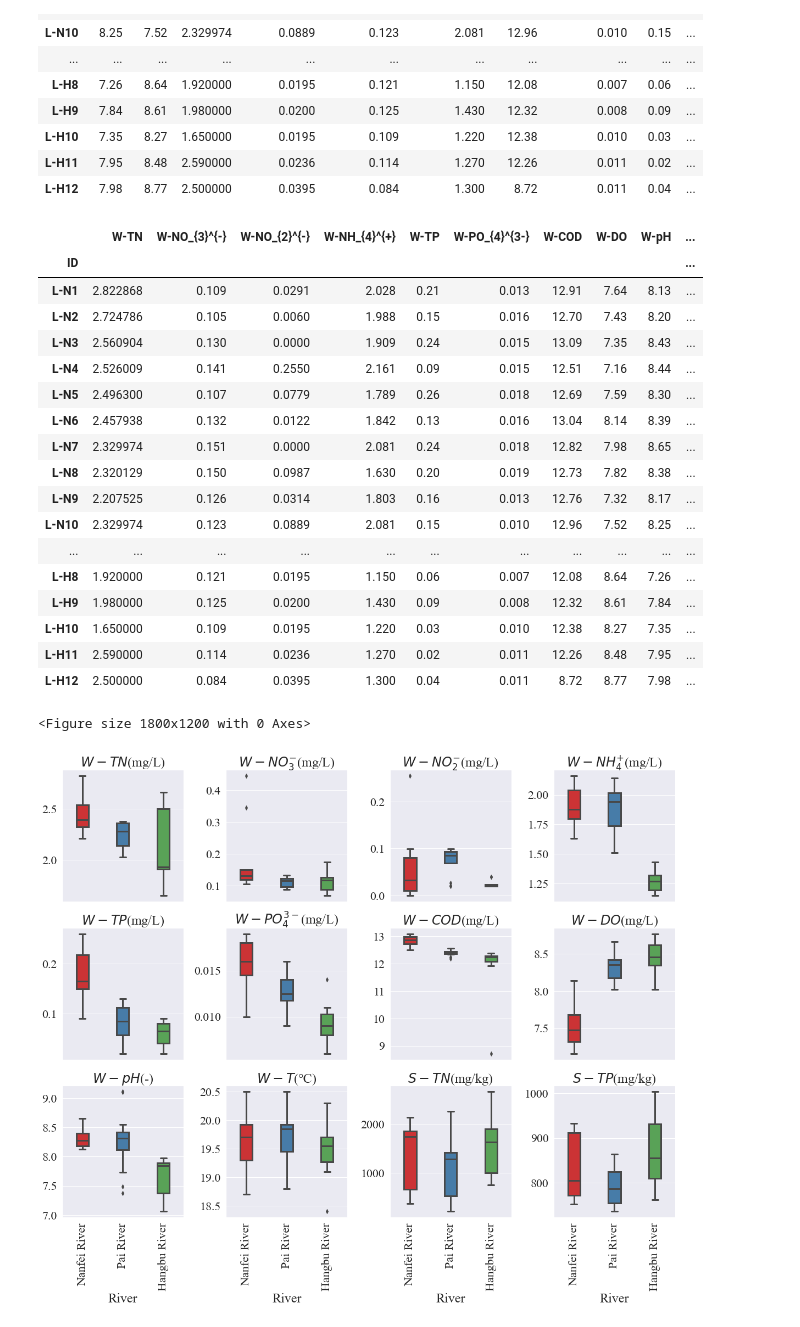
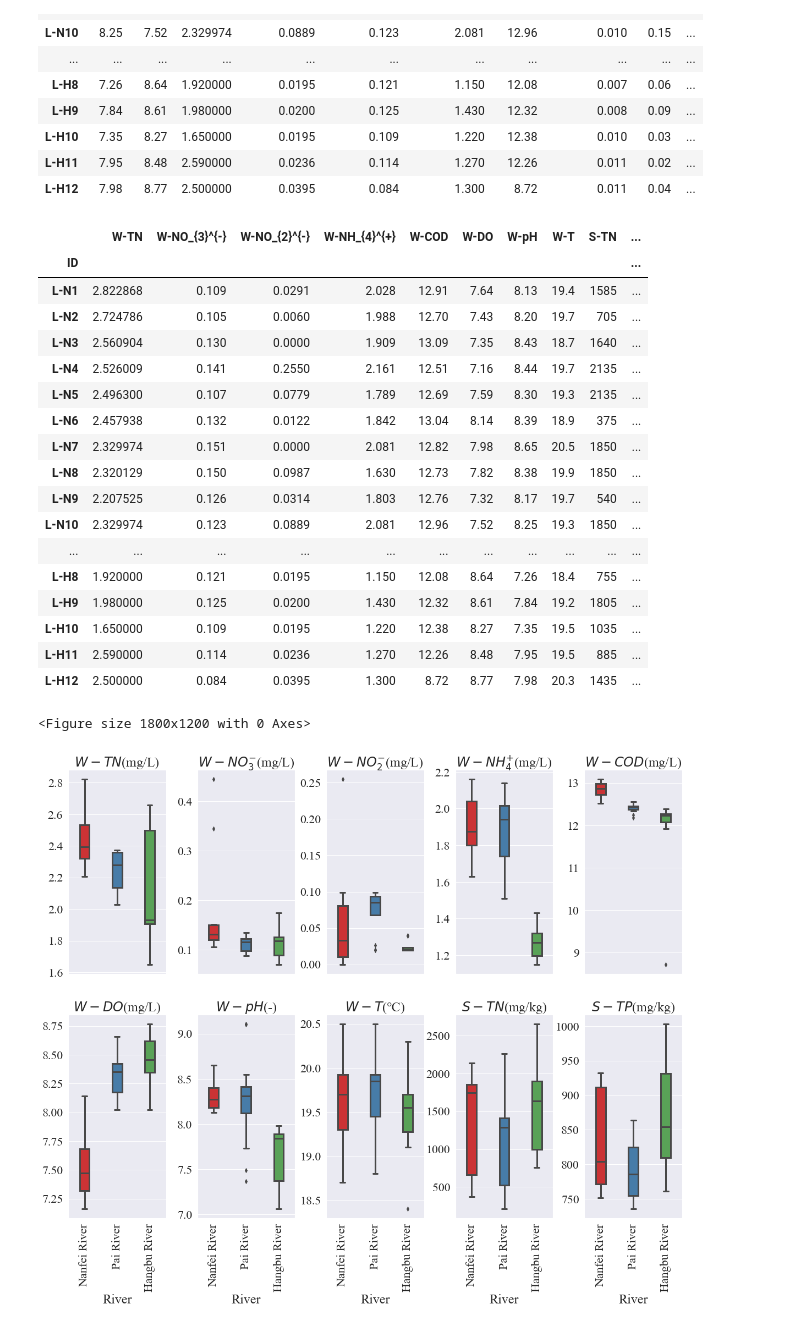
Before and after one commit to Man-Yacan/Thesis-For-Master, a Jupyter notebook: 小论文 - 环境因子.ipynb, the cells around one changed output. Drawn from its saved outputs; the diff is of its cells as text; code cells hidden in the pictures.

```diff
--- a/小论文 - 环境因子.ipynb
+++ b/小论文 - 环境因子.ipynb
@@ -29,24 +29,26 @@ df
 | L-H12 | 7.98 | 8.77 | 2.500000 | 0.0395 | 0.084 | 1.300 | 8.72 | 0.011 | 0.04 | ... |
 # %%
 # 调整列顺序
-df = df[['W-TN', 'W-NO_{3}^{-}', 'W-NO_{2}^{-}', 'W-NH_{4}^{+}', 'W-TP', 'W-PO_{4}^{3-}', 'W-COD', 'W-DO', 'W-pH', 'W-T', 'S-TN', 'S-TP']]
+df = df[
+    ['W-TN', 'W-NO_{3}^{-}', 'W-NO_{2}^{-}', 'W-NH_{4}^{+}', 'W-COD', 'W-DO', 'W-pH', 'W-T',
+     'S-TN', 'S-TP']]
 df
 # %% [output]
-|  | W-TN | W-NO_{3}^{-} | W-NO_{2}^{-} | W-NH_{4}^{+} | W-TP | W-PO_{4}^{3-} | W-COD | W-DO | W-pH | ... |
+|  | W-TN | W-NO_{3}^{-} | W-NO_{2}^{-} | W-NH_{4}^{+} | W-COD | W-DO | W-pH | W-T | S-TN | ... |
 | ID |  |  |  |  |  |  |  |  |  | ... |
-| L-N1 | 2.822868 | 0.109 | 0.0291 | 2.028 | 0.21 | 0.013 | 12.91 | 7.64 | 8.13 | ... |
-| L-N2 | 2.724786 | 0.105 | 0.0060 | 1.988 | 0.15 | 0.016 | 12.70 | 7.43 | 8.20 | ... |
-| L-N3 | 2.560904 | 0.130 | 0.0000 | 1.909 | 0.24 | 0.015 | 13.09 | 7.35 | 8.43 | ... |
-| L-N4 | 2.526009 | 0.141 | 0.2550 | 2.161 | 0.09 | 0.015 | 12.51 | 7.16 | 8.44 | ... |
-| L-N5 | 2.496300 | 0.107 | 0.0779 | 1.789 | 0.26 | 0.018 | 12.69 | 7.59 | 8.30 | ... |
-| L-N6 | 2.457938 | 0.132 | 0.0122 | 1.842 | 0.13 | 0.016 | 13.04 | 8.14 | 8.39 | ... |
-| L-N7 | 2.329974 | 0.151 | 0.0000 | 2.081 | 0.24 | 0.018 | 12.82 | 7.98 | 8.65 | ... |
-| L-N8 | 2.320129 | 0.150 | 0.0987 | 1.630 | 0.20 | 0.019 | 12.73 | 7.82 | 8.38 | ... |
-| L-N9 | 2.207525 | 0.126 | 0.0314 | 1.803 | 0.16 | 0.013 | 12.76 | 7.32 | 8.17 | ... |
-| L-N10 | 2.329974 | 0.123 | 0.0889 | 2.081 | 0.15 | 0.010 | 12.96 | 7.52 | 8.25 | ... |
+| L-N1 | 2.822868 | 0.109 | 0.0291 | 2.028 | 12.91 | 7.64 | 8.13 | 19.4 | 1585 | ... |
+| L-N2 | 2.724786 | 0.105 | 0.0060 | 1.988 | 12.70 | 7.43 | 8.20 | 19.7 | 705 | ... |
+| L-N3 | 2.560904 | 0.130 | 0.0000 | 1.909 | 13.09 | 7.35 | 8.43 | 18.7 | 1640 | ... |
+| L-N4 | 2.526009 | 0.141 | 0.2550 | 2.161 | 12.51 | 7.16 | 8.44 | 19.7 | 2135 | ... |
+| L-N5 | 2.496300 | 0.107 | 0.0779 | 1.789 | 12.69 | 7.59 | 8.30 | 19.3 | 2135 | ... |
+| L-N6 | 2.457938 | 0.132 | 0.0122 | 1.842 | 13.04 | 8.14 | 8.39 | 18.9 | 375 | ... |
+| L-N7 | 2.329974 | 0.151 | 0.0000 | 2.081 | 12.82 | 7.98 | 8.65 | 20.5 | 1850 | ... |
+| L-N8 | 2.320129 | 0.150 | 0.0987 | 1.630 | 12.73 | 7.82 | 8.38 | 19.9 | 1850 | ... |
+| L-N9 | 2.207525 | 0.126 | 0.0314 | 1.803 | 12.76 | 7.32 | 8.17 | 19.7 | 540 | ... |
+| L-N10 | 2.329974 | 0.123 | 0.0889 | 2.081 | 12.96 | 7.52 | 8.25 | 19.3 | 1850 | ... |
 | ... | ... | ... | ... | ... | ... | ... | ... | ... | ... | ... |
-| L-H8 | 1.920000 | 0.121 | 0.0195 | 1.150 | 0.06 | 0.007 | 12.08 | 8.64 | 7.26 | ... |
-| L-H9 | 1.980000 | 0.125 | 0.0200 | 1.430 | 0.09 | 0.008 | 12.32 | 8.61 | 7.84 | ... |
-| L-H10 | 1.650000 | 0.109 | 0.0195 | 1.220 | 0.03 | 0.010 | 12.38 | 8.27 | 7.35 | ... |
-| L-H11 | 2.590000 | 0.114 | 0.0236 | 1.270 | 0.02 | 0.011 | 12.26 | 8.48 | 7.95 | ... |
-| L-H12 | 2.500000 | 0.084 | 0.0395 | 1.300 | 0.04 | 0.011 | 8.72 | 8.77 | 7.98 | ... |
+| L-H8 | 1.920000 | 0.121 | 0.0195 | 1.150 | 12.08 | 8.64 | 7.26 | 18.4 | 755 | ... |
+| L-H9 | 1.980000 | 0.125 | 0.0200 | 1.430 | 12.32 | 8.61 | 7.84 | 19.2 | 1805 | ... |
+| L-H10 | 1.650000 | 0.109 | 0.0195 | 1.220 | 12.38 | 8.27 | 7.35 | 19.5 | 1035 | ... |
+| L-H11 | 2.590000 | 0.114 | 0.0236 | 1.270 | 12.26 | 8.48 | 7.95 | 19.5 | 885 | ... |
+| L-H12 | 2.500000 | 0.084 | 0.0395 | 1.300 | 8.72 | 8.77 | 7.98 | 20.3 | 1435 | ... |
@@ -59,36 +59,36 @@ sns.set(
     font='Times New Roman',
     font_scale=2
 )
-ROW_NUM, COL_NUM = 3, 4
+ROW_NUM, COL_NUM = 2, 5
 plt.figure(dpi=DPI)
 fig, ax_arr = plt.subplots(ROW_NUM, COL_NUM, sharex='col', figsize=(20, 15))  # sharex、y设置子图共享x、y轴坐标
-fig.subplots_adjust(hspace=0.2, wspace=0.35)  # 设置子图的横纵间距
+fig.subplots_adjust(hspace=0.2, wspace=0.32)  # 设置子图的横纵间距
 
 for index, s in enumerate(df.iteritems()):
     cur_df = pd.concat([s[1], affix_info], axis=1)
     # 计算行列数
     row_num = index // COL_NUM
     col_num = index - row_num * COL_NUM
     cur_ax = ax_arr[row_num][col_num]
     cur_plot = sns.boxplot(
         x="River",
         y=s[0],
         data=cur_df,
         width=0.3,
         linewidth=3,
         dodge=True,
         palette="Set1",
         ax=cur_ax
     )
     # 子图图名、x轴、y轴、图例
     cur_ax.tick_params(axis='x', rotation=90)
     if len(df.columns) - (index + 1) >= COL_NUM:
         cur_plot.set_xlabel(None)
     cur_plot.set_title(f'${s[0]}$({unit[s[0]]})')
     cur_plot.set_ylabel(None)
 
 # 保存图片
-fig.savefig(EXPORT_PATH + '平水期环境因子变化图'+IMG_TYPE, dpi=DPI, bbox_inches='tight')
+fig.savefig(EXPORT_PATH + '平水期不同入湖口环境因子变化图' + IMG_TYPE, dpi=DPI, bbox_inches='tight')
 # %% [output]
 <Figure size 1800x1200 with 0 Axes>
-[figure, old version]
+[figure, new version]
```
Also changed, not shown: parts of 5 cells of this notebook, 29 other files.
